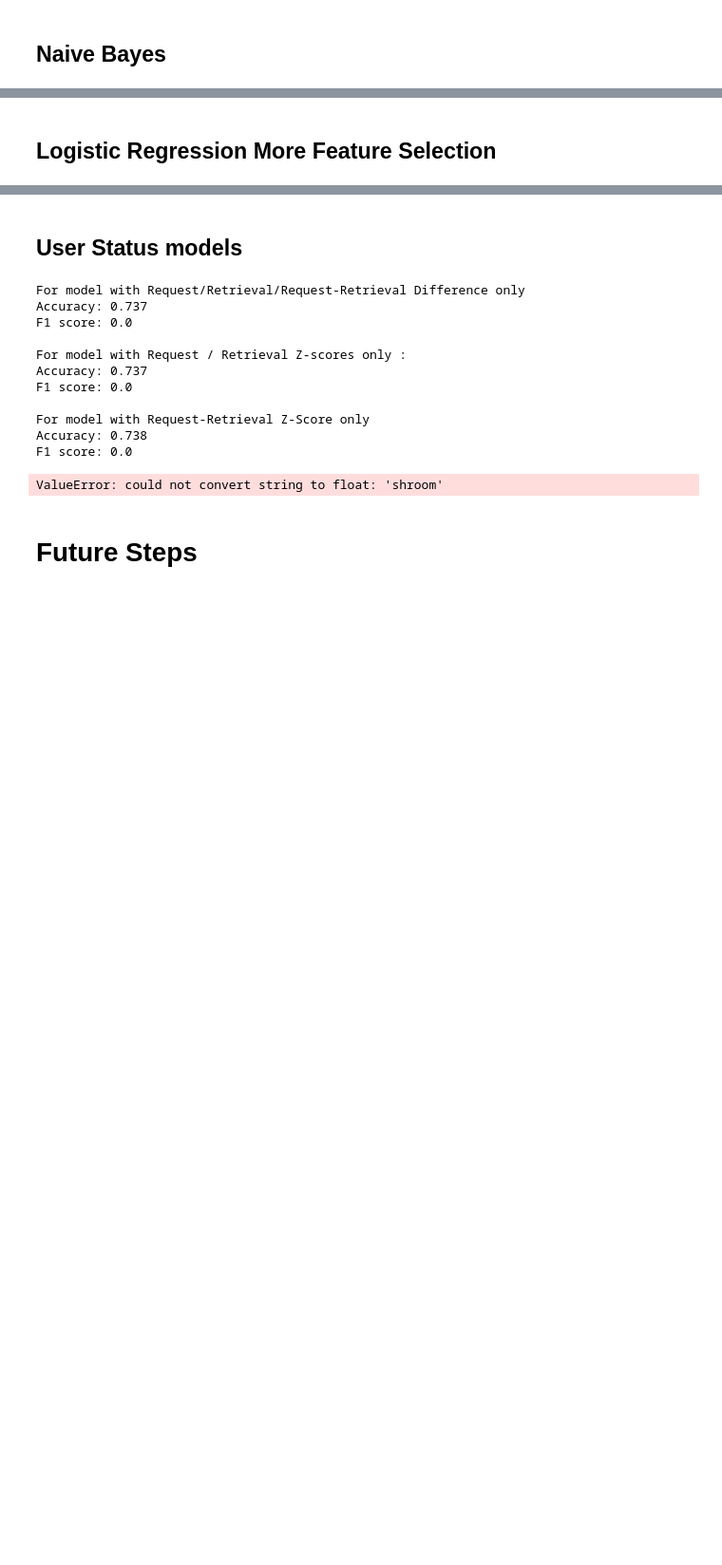
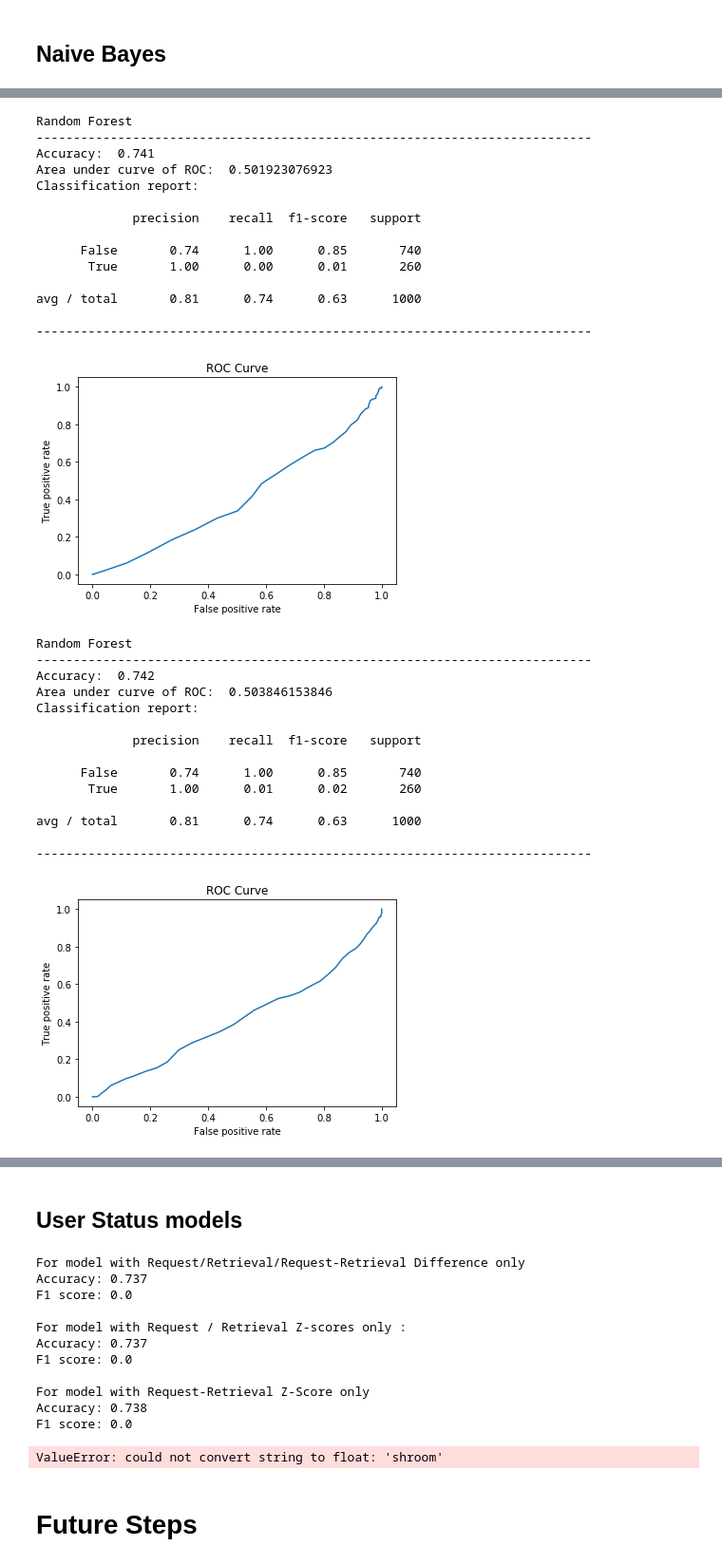
Before and after one commit to maynard242/Classification-Pizza, a Jupyter notebook: W207 Basic Programs LT.ipynb, the cells around one changed output, grey strips where cells are left out. Shown: that part at 95% size. Saved outputs shown, nothing was run; the diff lists cells and outputs as text; code cells hidden in the pictures; blank space fills up the shorter version.

```diff
--- a/W207 Basic Programs LT.ipynb
+++ b/W207 Basic Programs LT.ipynb
@@ -472,2 +424,42 @@ avg / total       0.67      0.71      0.68      1000
-# %% [markdown]
-## Logistic Regression More Feature Selection
+# %%
+RF = RandomForestClassifier(n_estimators=100)
+
+RF.fit(tVector, trainLabel)
+score_rep(devLabel, RF.predict(dVector),'Random Forest')
+roc_curve1(devLabel, RF.predict_proba(dVector)[:,0])
+
+
+RF.fit(tVector_p, trainLabel)
+score_rep(devLabel,RF.predict(dVector_p),'Random Forest')
+roc_curve1(devLabel, RF.predict_proba(dVector_p)[:,0])
+# %% [output]
+Random Forest
+---------------------------------------------------------------------------
+Accuracy:  0.741
+Area under curve of ROC:  0.501923076923
+Classification report:
+
+             precision    recall  f1-score   support
+
+      False       0.74      1.00      0.85       740
+       True       1.00      0.00      0.01       260
+
+avg / total       0.81      0.74      0.63      1000
+
+---------------------------------------------------------------------------
+[figure, added]
+Random Forest
+---------------------------------------------------------------------------
+Accuracy:  0.742
+Area under curve of ROC:  0.503846153846
+Classification report:
+
+             precision    recall  f1-score   support
+
+      False       0.74      1.00      0.85       740
+       True       1.00      0.01      0.02       260
+
+avg / total       0.81      0.74      0.63      1000
+
+---------------------------------------------------------------------------
+[figure, added]
```
Also changed, not shown: parts of 17 cells of this notebook.
